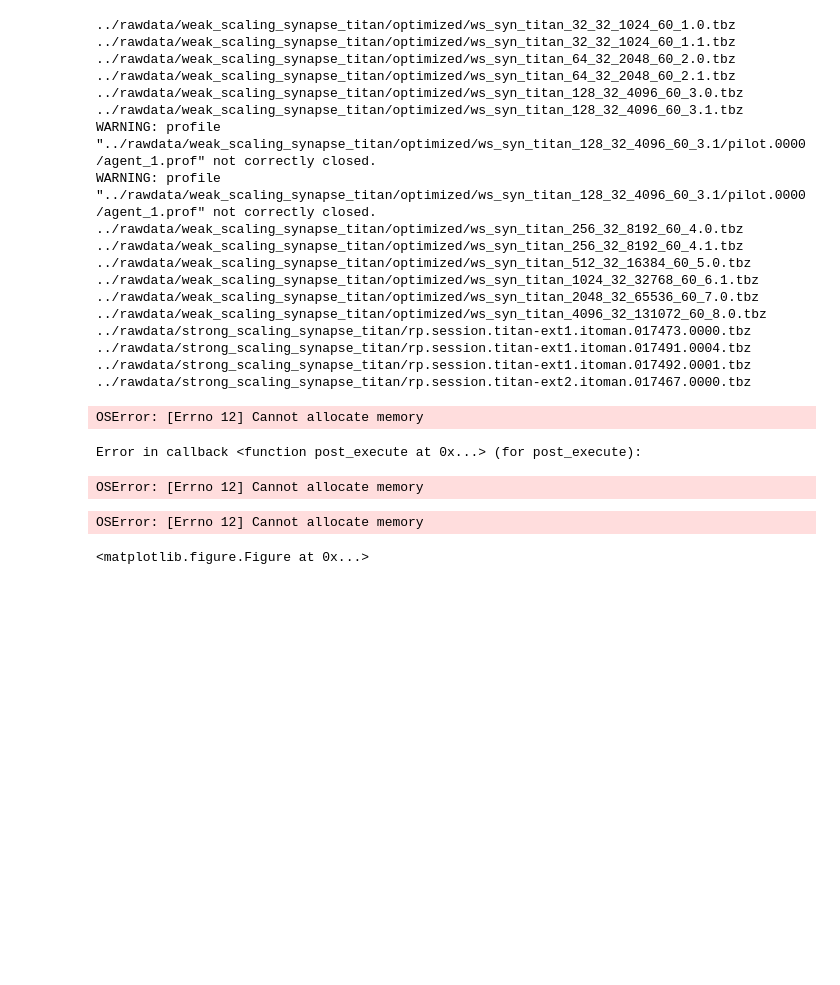
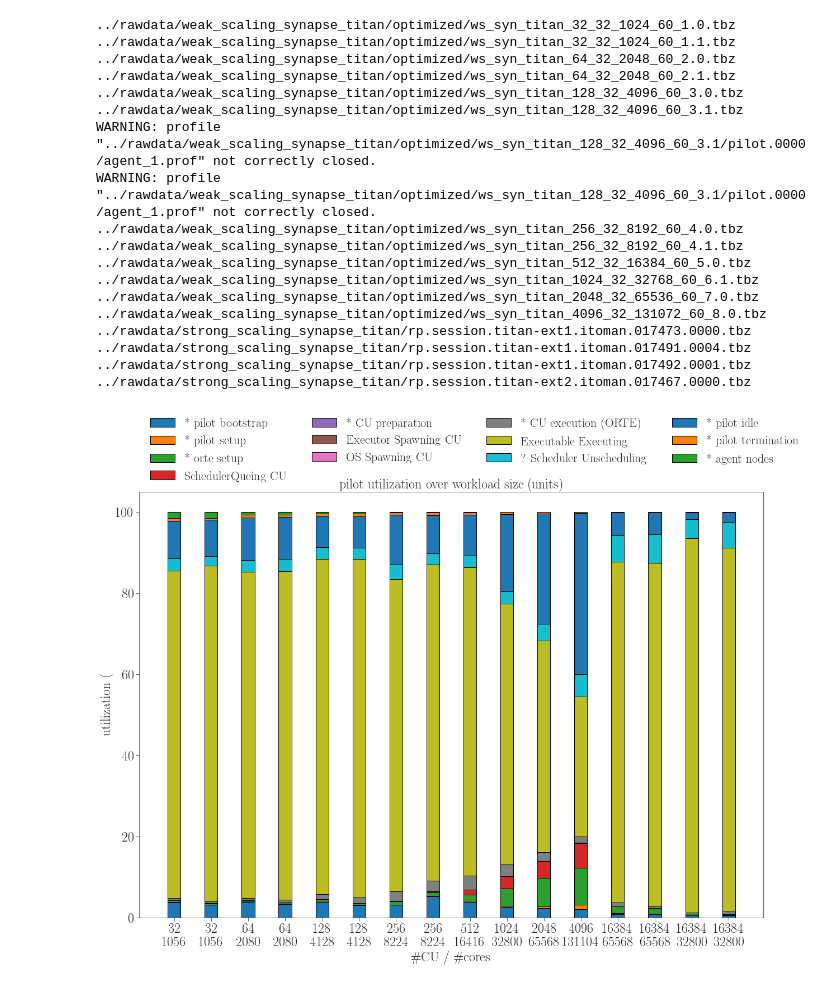
Before and after one commit to radical-experiments/rp.paper, a Jupyter notebook: analysis/rp_paper_utilization.ipynb, the cells around one changed output. Cells and saved outputs as stored; diff of their text form; code cells hidden in the pictures; blank space fills up the shorter version.

Commit message:
Plot RU for weak scaling

```diff
--- a/analysis/rp_paper_utilization.ipynb
+++ b/analysis/rp_paper_utilization.ipynb
@@ -390,30 +390,27 @@ WARNING: profile "../rawdata/weak_scaling_synapse_titan/optimized/ws_syn_titan_1
 # %%
     # do the stacked barplots - yes, it is this cumbersome:
     # http://matplotlib.org/examples/pylab_examples/bar_stacked.html
     plt.figure(figsize=(20,14))
     bottom = np.zeros(len(xkeys))
     labels = list()
     plots  = list()
     ind    = np.arange(len(sids))  # locations for the bars on the x-axis
     width  = 0.35                  # width of the bars
+
     for key in ORDERED_KEYS:
         plots.append(plt.bar(ind, data[key], width, bottom=bottom))
         bottom += data[key]
         labels.append(TRANSLATE_KEYS[key])
 
     if ABSOLUTE: plt.ylabel('utilization (% of total resources)')
     else       : plt.ylabel('utilization (in core-seconds)')
 
-    plt.xlabel('#CU / #cores')
+    plt.xlabel('\#CU / \#cores')
     plt.ylabel('utilization (% of total resources)')
     plt.title ('pilot utilization over workload size (#units)')
     plt.xticks(ind, xkeys)
     handles = [p[0] for p in plots]
-    plt.legend(handles, labels, ncol=5, loc='upper left', bbox_to_anchor=(0,1.13))
+    plt.legend(handles, labels, ncol=4, loc='upper left', bbox_to_anchor=(0,1.2))
     plt.savefig('figures/core_utilization.pdf')
 # %% [output]
-OSError: [Errno 12] Cannot allocate memory
-Error in callback <function post_execute at 0x...> (for post_execute):
-OSError: [Errno 12] Cannot allocate memory
-OSError: [Errno 12] Cannot allocate memory
-<matplotlib.figure.Figure at 0x...>
+[figure, added]
```
